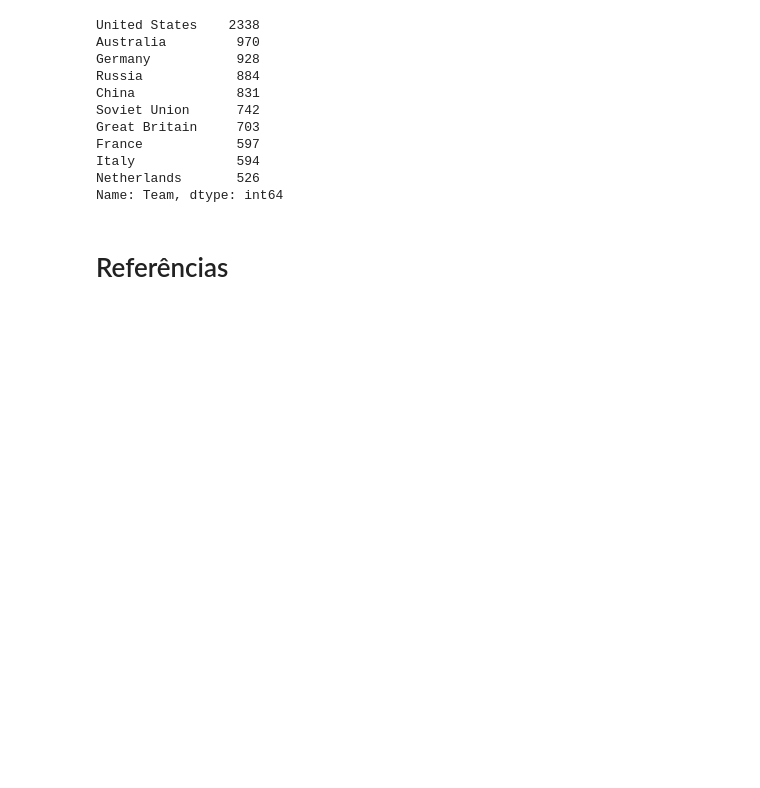
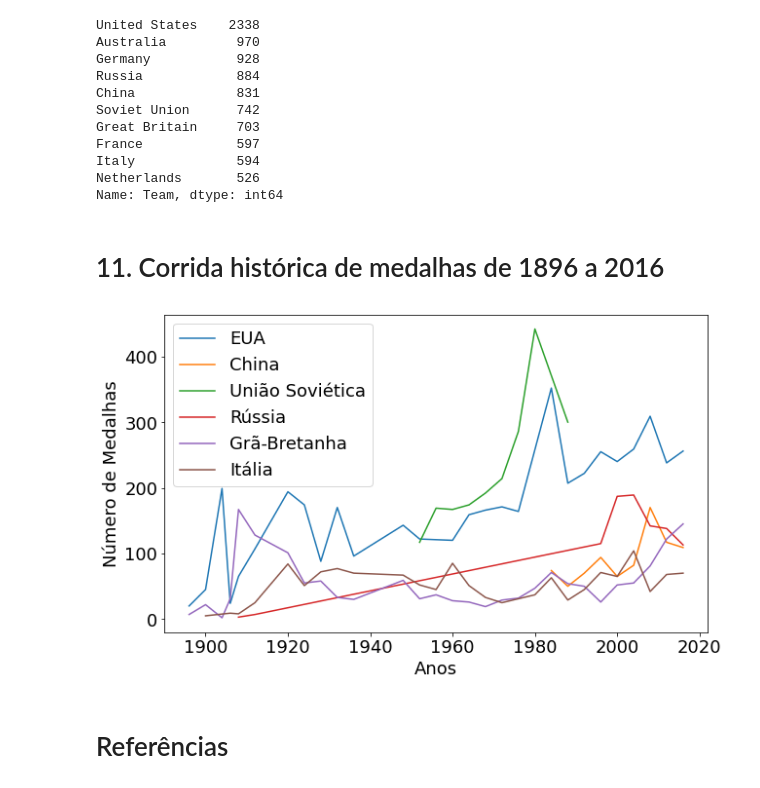
Before and after one commit to barbaracarnauba/repo_analise_dados_jogos_olimpicos, a Jupyter notebook: Analise_Dados_120_Anos_de_Historia_das_Olimpiadas.ipynb, the cells around one changed output. Cells and saved outputs as stored; diff of their text form; code cells hidden in the pictures; blank space fills up the shorter version.

```diff
--- a/Analise_Dados_120_Anos_de_Historia_das_Olimpiadas.ipynb
+++ b/Analise_Dados_120_Anos_de_Historia_das_Olimpiadas.ipynb
@@ -514,6 +515,39 @@ France            597
 Italy             594
 Netherlands       526
 Name: Team, dtype: int64
+# %% [markdown]
+# 11. Corrida histórica de medalhas de 1896 a 2016
+# %%
+def serie_temporal_medalhas_por_pais(df, nome_pais):
+
+  filtro_pais = df['Team'] == nome_pais
+  df_medalhistas_pais = df[filtro_pais].sort_values(by='Year')[['Year', 'Podium']]
+  df_medalhistas_pais['Podium'] = 1
+  df_medalhas_pais= df_medalhistas_pais.groupby(['Year']).sum().reset_index()
+  return df_medalhas_pais
+# %%
+df_medalhas_eua = serie_temporal_medalhas_por_pais(df_medalhistas, 'United States')
+df_medalhas_china = serie_temporal_medalhas_por_pais(df_medalhistas, 'China')
+df_medalhas_uniaosovietica = serie_temporal_medalhas_por_pais(df_medalhistas, 'Soviet Union')
+df_medalhas_russia = serie_temporal_medalhas_por_pais(df_medalhistas, 'Russia')
+df_medalhas_grabretanha = serie_temporal_medalhas_por_pais(df_medalhistas, 'Great Britain')
+df_medalhas_italia = serie_temporal_medalhas_por_pais(df_medalhistas, 'Italy')
+# %%
+plt.rcParams.update({'font.size': 18})
+# %%
+plt.figure(figsize=(10,6))
+plt.plot(df_medalhas_eua['Year'],df_medalhas_eua['Podium'],label='EUA')
+plt.plot(df_medalhas_china['Year'],df_medalhas_china['Podium'], label='China')
+plt.plot(df_medalhas_uniaosovietica['Year'],df_medalhas_uniaosovietica['Podium'],label='União Soviética')
+plt.plot(df_medalhas_russia['Year'],df_medalhas_russia['Podium'], label='Rússia')
+plt.plot(df_medalhas_grabretanha['Year'],df_medalhas_grabretanha['Podium'], label='Grã-Bretanha')
+plt.plot(df_medalhas_italia['Year'],df_medalhas_italia['Podium'], label='Itália')
+plt.xlabel('Anos')
+plt.ylabel('Número de Medalhas')
+plt.legend()
+plt.show()
+# %% [output]
+[figure, added]
 # %% [markdown]
 # Referências
 # %% [markdown]
```
Also changed, not shown: parts of 1 cell of this notebook.
